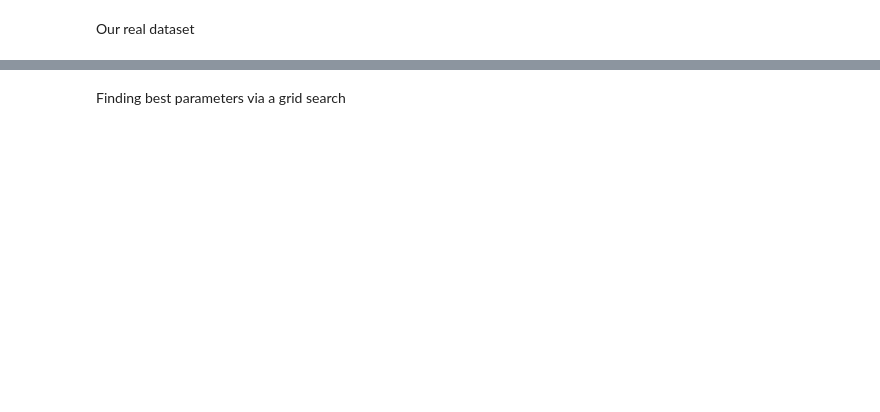
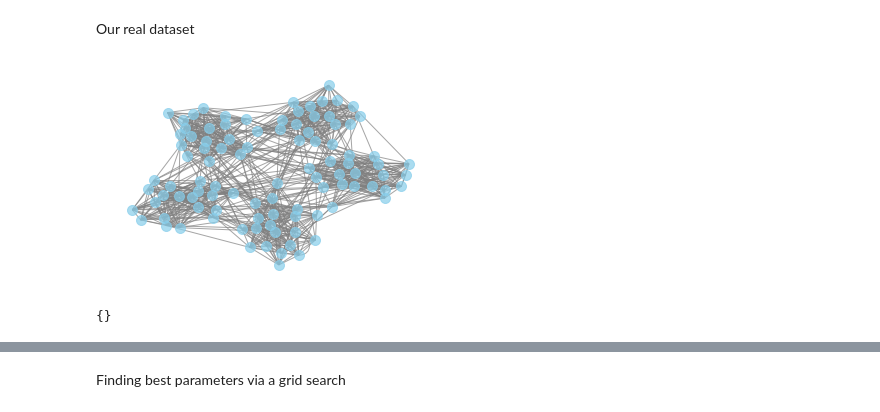
Before and after one commit to chiararov/Graph-Clustering, a Jupyter notebook: modularity.ipynb, the cells around one changed output, grey strips where cells are left out. Drawn from its saved outputs; the diff is of its cells as text; code cells hidden in the pictures; blank space fills up the shorter version.

```diff
--- a/modularity.ipynb
+++ b/modularity.ipynb
@@ -26,5 +21,19 @@ ImportError: cannot import name 'plot_graph' from 'simulated_annealing' (/Users/
 # %% [markdown]
 Our real dataset
+# %%
+G = nx.relaxed_caveman_graph(5,20, 0.2, seed=None)
+pos = nx.spring_layout(G)
+state_pos = {n: (x, y) for n, (x,y) in pos.items()}
+node_states = nx.get_node_attributes(G, 'spin')
+nx.draw_networkx_labels(G, state_pos, labels=node_states, font_color='red')
+nx.draw(G, pos, with_labels=False, node_size=100, node_color="skyblue", font_size=10, font_color="black", font_weight="bold", edge_color="gray", linewidths=1, alpha=0.7)
+plt.show()
+# %% [output]
+[figure, added]
+# %%
+print(node_states)
+# %% [output]
+{}
 # %%
 path="Datasets/CA-HepTh.txt"
 G= nx.read_edgelist(path, comments='#',delimiter='\t')
```
Also changed, not shown: parts of 8 cells of this notebook, 1 other file.
